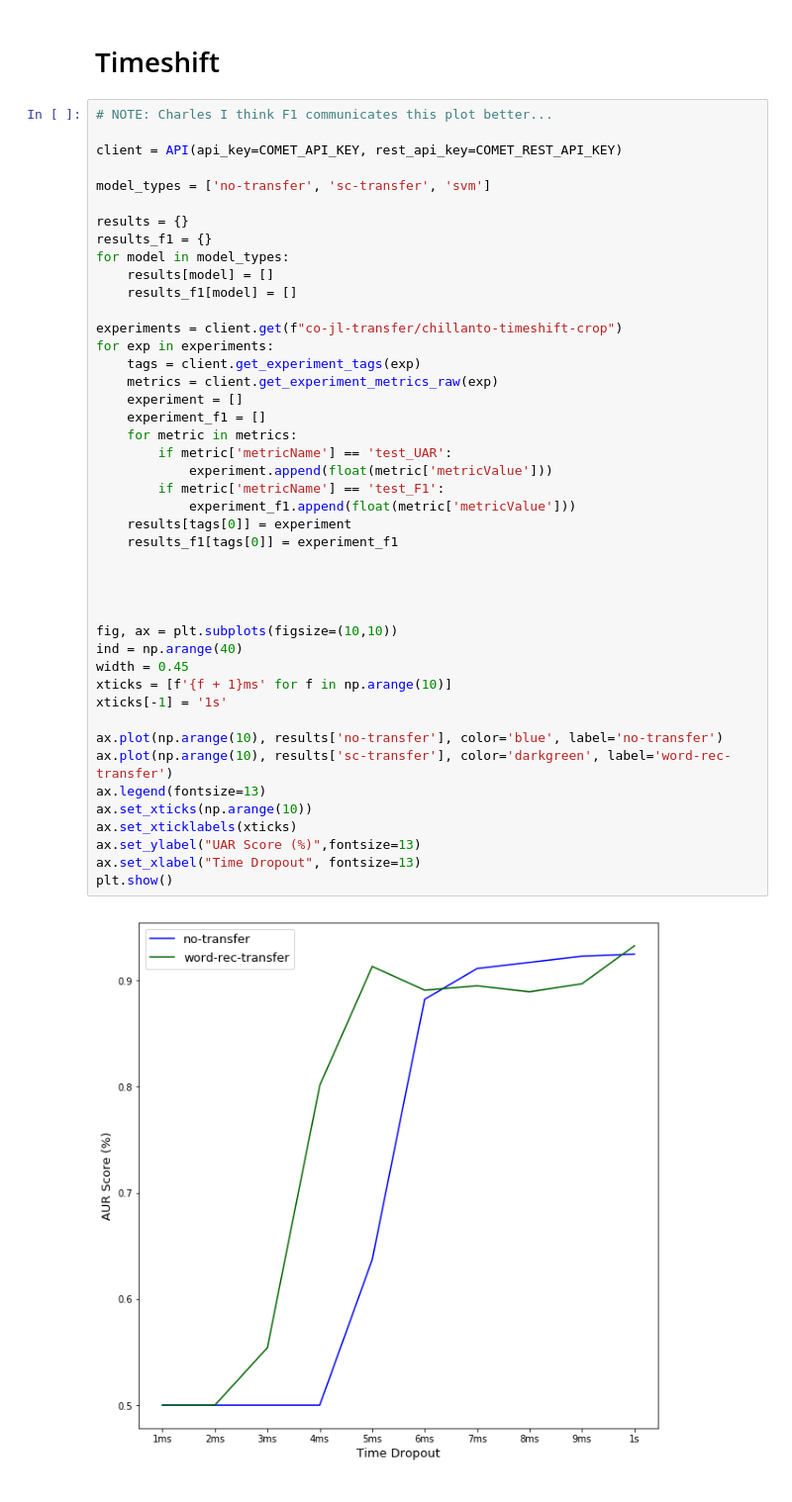
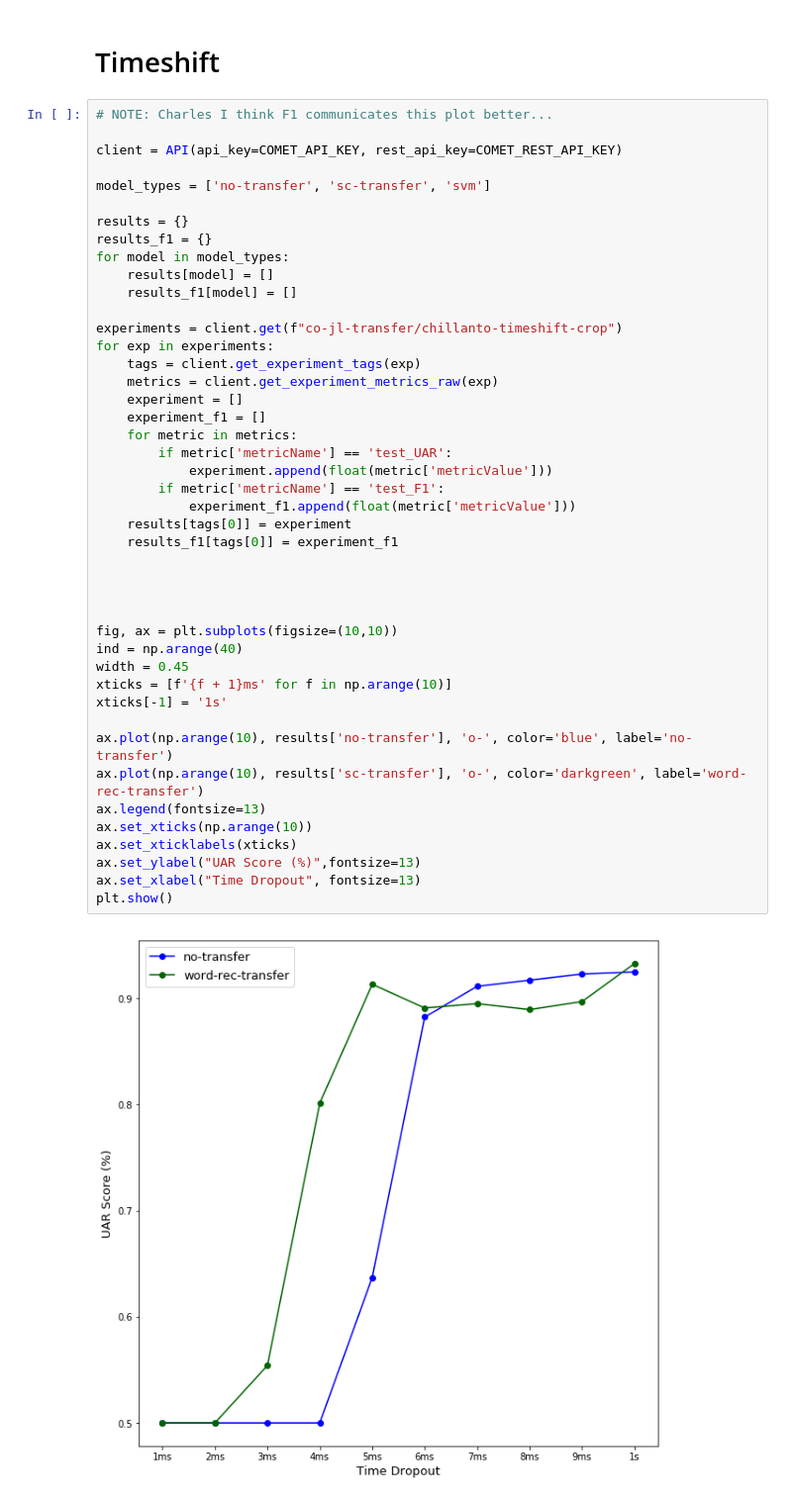
Before and after one commit to onucharles/transfer-learning-adult-to-infant-speech, a Jupyter notebook: experiments/notebooks/Chillanto plots.ipynb, the cells around one changed output. Shown: that part at 99% size. Cells and saved outputs as stored; diff of their text form.

```diff
--- a/experiments/notebooks/Chillanto plots.ipynb
+++ b/experiments/notebooks/Chillanto plots.ipynb
@@ -553,33 +553,33 @@ for model in model_types:
 experiments = client.get(f"co-jl-transfer/chillanto-timeshift-crop")
 for exp in experiments:
     tags = client.get_experiment_tags(exp)
     metrics = client.get_experiment_metrics_raw(exp)
     experiment = []
     experiment_f1 = []
     for metric in metrics:
         if metric['metricName'] == 'test_UAR':
             experiment.append(float(metric['metricValue']))
         if metric['metricName'] == 'test_F1':
             experiment_f1.append(float(metric['metricValue']))
     results[tags[0]] = experiment
     results_f1[tags[0]] = experiment_f1
 
 
 
 
 fig, ax = plt.subplots(figsize=(10,10))
 ind = np.arange(40)
 width = 0.45
 xticks = [f'{f + 1}ms' for f in np.arange(10)]
 xticks[-1] = '1s'
 
-ax.plot(np.arange(10), results['no-transfer'], color='blue', label='no-transfer')
-ax.plot(np.arange(10), results['sc-transfer'], color='darkgreen', label='word-rec-transfer')
+ax.plot(np.arange(10), results['no-transfer'], 'o-', color='blue', label='no-transfer')
+ax.plot(np.arange(10), results['sc-transfer'], 'o-', color='darkgreen', label='word-rec-transfer')
 ax.legend(fontsize=13)
 ax.set_xticks(np.arange(10))
 ax.set_xticklabels(xticks)
 ax.set_ylabel("UAR Score (%)",fontsize=13)
 ax.set_xlabel("Time Dropout", fontsize=13)
 plt.show()
 # %% [output]
-[figure, old version]
+[figure, new version]
```
Also changed, not shown: 7 other files.
